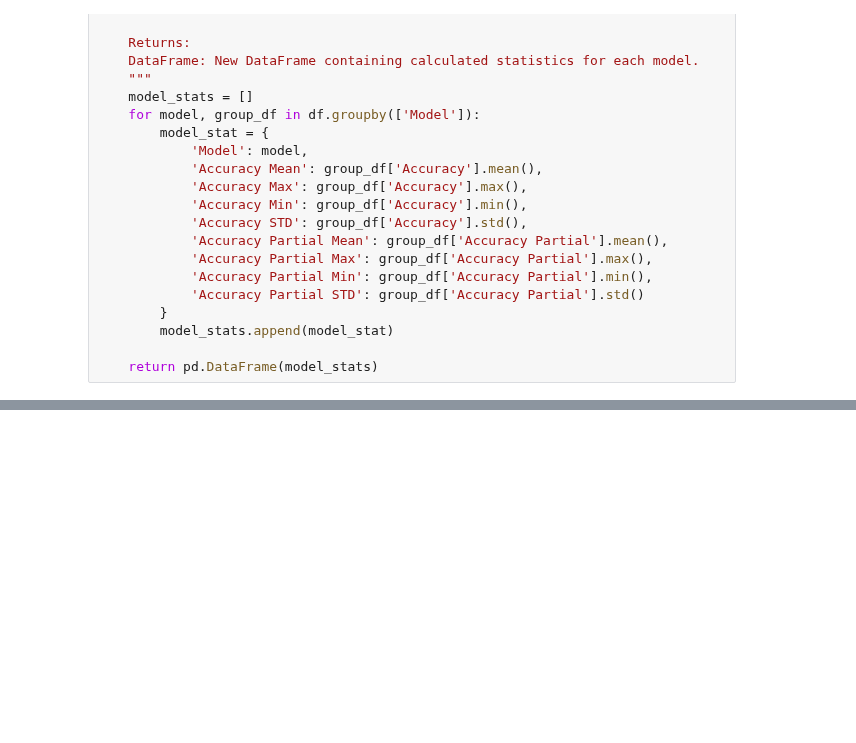
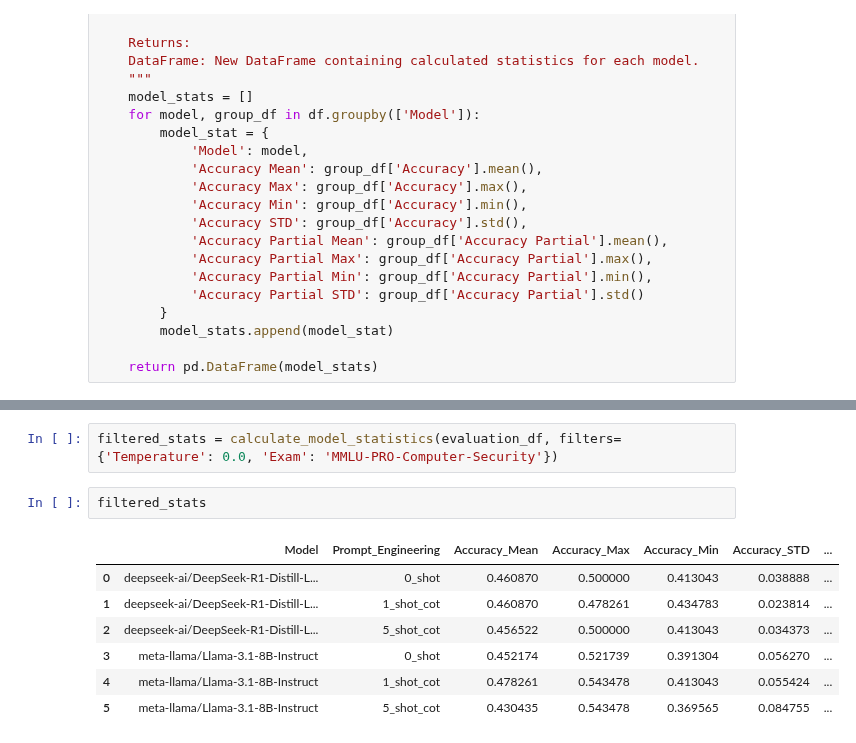
Before and after one commit to cybercampus-se/GenAICyberSecMCQA, a Jupyter notebook: cleaned_results/unpickle_edit_aggregate.ipynb, the cells around one changed output, grey strips where cells are left out. Drawn from its saved outputs; the diff is of its cells as text; blank space fills up the shorter version.

```diff
--- a/cleaned_results/unpickle_edit_aggregate.ipynb
+++ b/cleaned_results/unpickle_edit_aggregate.ipynb
@@ -1155,0 +1027,12 @@ improved_extract_answer_PREV(longer_test_case)
+# %%
+filtered_stats = calculate_model_statistics(evaluation_df, filters={'Temperature': 0.0, 'Exam': 'MMLU-PRO-Computer-Security'})
+# %%
+filtered_stats
+# %% [output]
+|  | Model | Prompt_Engineering | Accuracy_Mean | Accuracy_Max | Accuracy_Min | Accuracy_STD | ... |
+| 0 | deepseek-ai/DeepSeek-R1-Distill-L... | 0_shot | 0.460870 | 0.500000 | 0.413043 | 0.038888 | ... |
+| 1 | deepseek-ai/DeepSeek-R1-Distill-L... | 1_shot_cot | 0.460870 | 0.478261 | 0.434783 | 0.023814 | ... |
+| 2 | deepseek-ai/DeepSeek-R1-Distill-L... | 5_shot_cot | 0.456522 | 0.500000 | 0.413043 | 0.034373 | ... |
+| 3 | meta-llama/Llama-3.1-8B-Instruct | 0_shot | 0.452174 | 0.521739 | 0.391304 | 0.056270 | ... |
+| 4 | meta-llama/Llama-3.1-8B-Instruct | 1_shot_cot | 0.478261 | 0.543478 | 0.413043 | 0.055424 | ... |
+| 5 | meta-llama/Llama-3.1-8B-Instruct | 5_shot_cot | 0.430435 | 0.543478 | 0.369565 | 0.084755 | ... |
```
Also changed, not shown: parts of 14 cells of this notebook.
